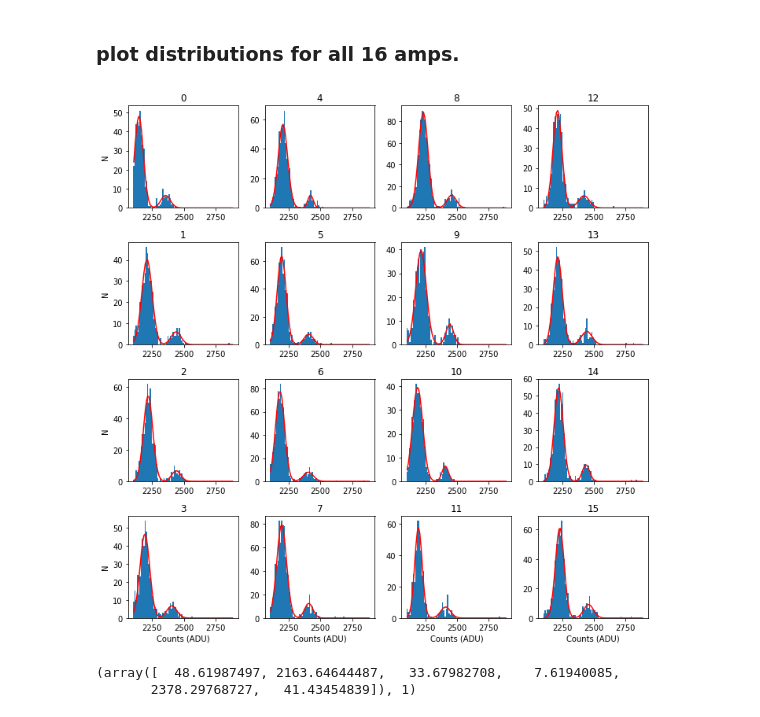
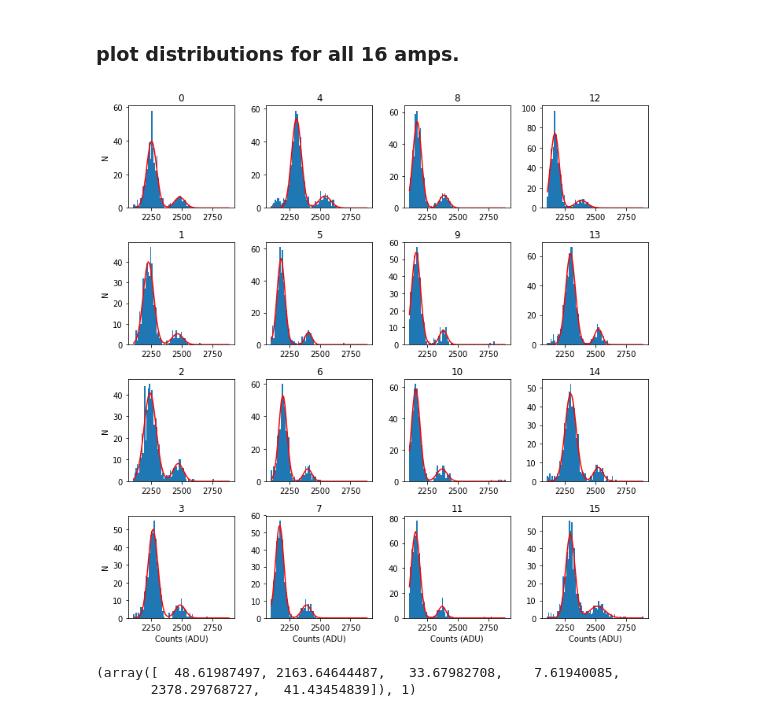
Before and after one commit to lsst/bootcamp-work, a Jupyter notebook: workspace/welcome_to_FE55_draft.ipynb, the cells around one changed output. Saved outputs shown, nothing was run; the diff lists cells and outputs as text; code cells hidden in the pictures.

```diff
--- a/workspace/welcome_to_FE55_draft.ipynb
+++ b/workspace/welcome_to_FE55_draft.ipynb
@@ -72,6 +72,14 @@ isr = IsrTask(config=isr_config)
 # %%
 BOOTCAMP_REPO_DIR= '/project/bootcamp/repo_RTM-007/'
 butler = Butler(BOOTCAMP_REPO_DIR)
-print(butler.queryMetadata('raw', ['visit'], dataId={'imageType': 'FE55', 'testType': 'FE55'}))
+visit_list = butler.queryMetadata('raw', ['visit'], dataId={'imageType': 'FE55', 'testType': 'FE55'})
+print(visit_list)
 # %% [output]
 [258334666, 258334978, 258335291, 258335602, 258335913]
+# %%
+data_id_list = []
+for visit_num in visit_list:
+    for detector_num in range(9):
+        dId = {'visit': visit_num, 'detector': detector_num}
+        if butler.datasetExists('raw', dataId=dId):
+            data_id_list.append(dId)
@@ -123,9 +135,8 @@ fits = []
 amp_names = []
 detector_names = []
 
-for detector_num in range(9):
+for dId in data_id_list:
 
-    dId = {'visit': 258334666, 'detector': detector_num}
     raw = butler.get('raw', **dId)
     bias = butler.get('bias', **dId)
 
@@ -179,23 +190,23 @@ True
 ### plot distributions for all 16 amps.
 # %%
 fig, axs = plt.subplots(4, 4, figsize=(10, 10))
-offset=55
+offset=155
 for i in range(16):
     x = xs[i+offset]
     y = ys[i+offset]
     fit = fits[i+offset]
     indx = i%4
     indy = i//4
     axs[indx][indy].bar(x, y, width=10)
     axs[indx][indy].plot(x, double_gaussian(x, fit[0]), c='r')
     axs[indx][indy].set_title('%d' % i)
     if indx == 3:
         axs[indx][indy].set_xlabel('Counts (ADU)')
     if indy == 0:
         axs[indx][indy].set_ylabel('N')
 fig.tight_layout()
 # %% [output]
-[figure, old version]
+[figure, new version]
 # %%
 print(fits[6])
 # %% [output]
```
Also changed, not shown: parts of 4 cells of this notebook.
